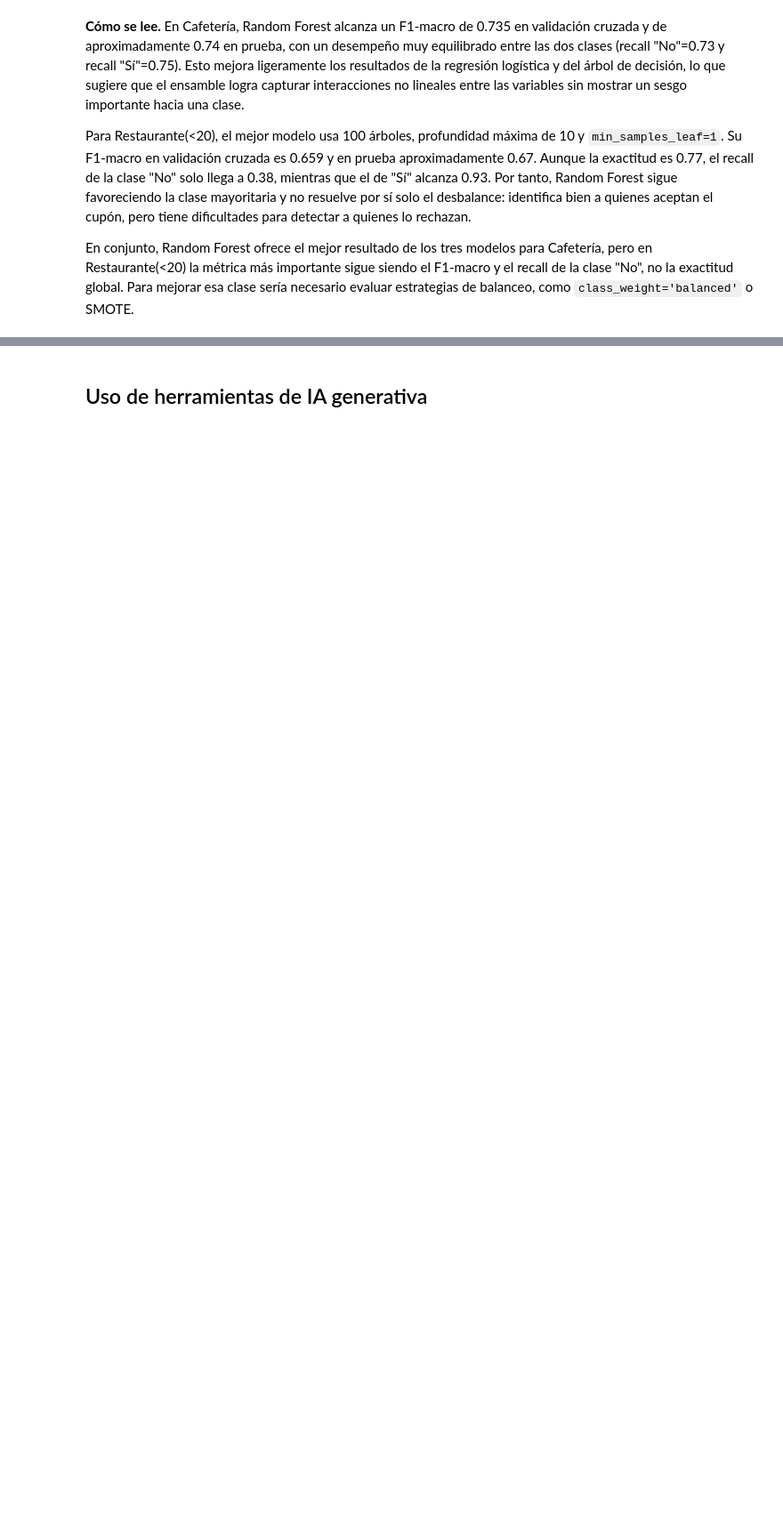
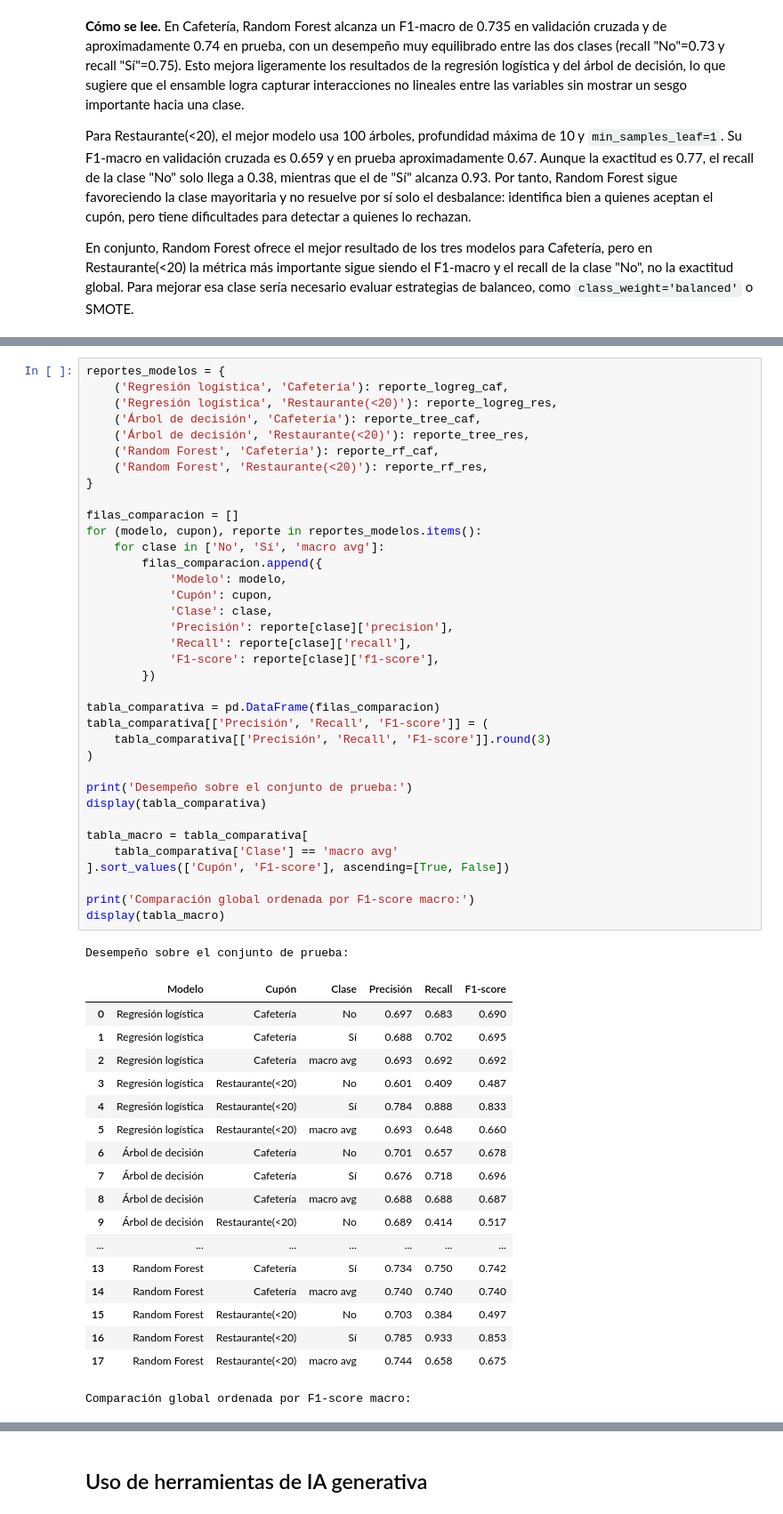
Before and after one commit to juancamilop06/MaterialDeClase-ISIS-2611, a Jupyter notebook: 202620/Laboratorios/L3/Laboratorio_3.ipynb, the cells around one changed output, grey strips where cells are left out. Shown at 89% size. Saved outputs shown, nothing was run; the diff lists cells and outputs as text; blank space fills up the shorter version.

```diff
--- a/202620/Laboratorios/L3/Laboratorio_3.ipynb
+++ b/202620/Laboratorios/L3/Laboratorio_3.ipynb
@@ -523,0 +623,56 @@ En conjunto, Random Forest ofrece el mejor resultado de los tres modelos para Ca
+# %%
+reportes_modelos = {
+    ('Regresión logística', 'Cafetería'): reporte_logreg_caf,
+    ('Regresión logística', 'Restaurante(<20)'): reporte_logreg_res,
+    ('Árbol de decisión', 'Cafetería'): reporte_tree_caf,
+    ('Árbol de decisión', 'Restaurante(<20)'): reporte_tree_res,
+    ('Random Forest', 'Cafetería'): reporte_rf_caf,
+    ('Random Forest', 'Restaurante(<20)'): reporte_rf_res,
+}
+
+filas_comparacion = []
+for (modelo, cupon), reporte in reportes_modelos.items():
+    for clase in ['No', 'Sí', 'macro avg']:
+        filas_comparacion.append({
+            'Modelo': modelo,
+            'Cupón': cupon,
+            'Clase': clase,
+            'Precisión': reporte[clase]['precision'],
+            'Recall': reporte[clase]['recall'],
+            'F1-score': reporte[clase]['f1-score'],
+        })
+
+tabla_comparativa = pd.DataFrame(filas_comparacion)
+tabla_comparativa[['Precisión', 'Recall', 'F1-score']] = (
+    tabla_comparativa[['Precisión', 'Recall', 'F1-score']].round(3)
+)
+
+print('Desempeño sobre el conjunto de prueba:')
+display(tabla_comparativa)
+
+tabla_macro = tabla_comparativa[
+    tabla_comparativa['Clase'] == 'macro avg'
+].sort_values(['Cupón', 'F1-score'], ascending=[True, False])
+
+print('Comparación global ordenada por F1-score macro:')
+display(tabla_macro)
+# %% [output]
+Desempeño sobre el conjunto de prueba:
+|  | Modelo | Cupón | Clase | Precisión | Recall | F1-score |
+| 0 | Regresión logística | Cafetería | No | 0.697 | 0.683 | 0.690 |
+| 1 | Regresión logística | Cafetería | Sí | 0.688 | 0.702 | 0.695 |
+| 2 | Regresión logística | Cafetería | macro avg | 0.693 | 0.692 | 0.692 |
+| 3 | Regresión logística | Restaurante(<20) | No | 0.601 | 0.409 | 0.487 |
+| 4 | Regresión logística | Restaurante(<20) | Sí | 0.784 | 0.888 | 0.833 |
+| 5 | Regresión logística | Restaurante(<20) | macro avg | 0.693 | 0.648 | 0.660 |
+| 6 | Árbol de decisión | Cafetería | No | 0.701 | 0.657 | 0.678 |
+| 7 | Árbol de decisión | Cafetería | Sí | 0.676 | 0.718 | 0.696 |
+| 8 | Árbol de decisión | Cafetería | macro avg | 0.688 | 0.688 | 0.687 |
+| 9 | Árbol de decisión | Restaurante(<20) | No | 0.689 | 0.414 | 0.517 |
+| ... | ... | ... | ... | ... | ... | ... |
+| 13 | Random Forest | Cafetería | Sí | 0.734 | 0.750 | 0.742 |
+| 14 | Random Forest | Cafetería | macro avg | 0.740 | 0.740 | 0.740 |
+| 15 | Random Forest | Restaurante(<20) | No | 0.703 | 0.384 | 0.497 |
+| 16 | Random Forest | Restaurante(<20) | Sí | 0.785 | 0.933 | 0.853 |
+| 17 | Random Forest | Restaurante(<20) | macro avg | 0.744 | 0.658 | 0.675 |
+Comparación global ordenada por F1-score macro:
```
Also changed, not shown: parts of 6 cells of this notebook.
